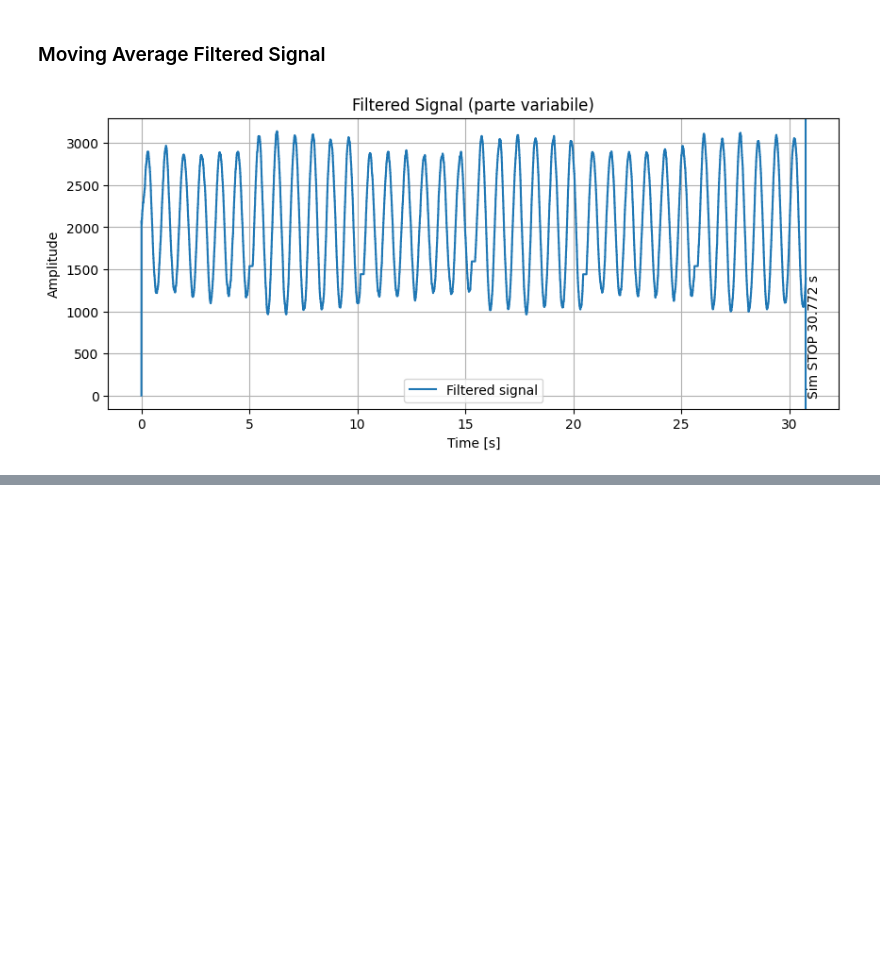
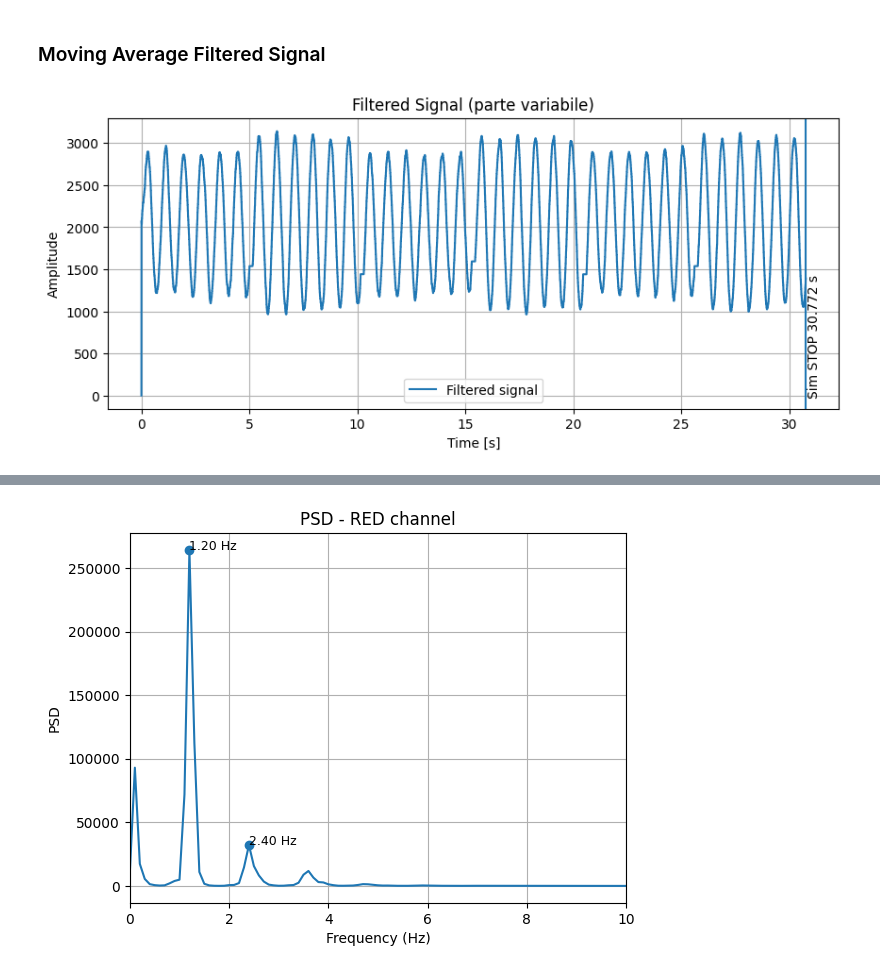
Before and after one commit to Tonyb94/PPG-Signal-Processing, a Jupyter notebook: offline_analysis/notebooks/filter_design.ipynb, the cells around one changed output, grey strips where cells are left out. Drawn from its saved outputs; the diff is of its cells as text; code cells hidden in the pictures; blank space fills up the shorter version.

```diff
--- a/offline_analysis/notebooks/filter_design.ipynb
+++ b/offline_analysis/notebooks/filter_design.ipynb
@@ -140,0 +207,93 @@ plt.show()
+# %%
+fs = 100
+nperseg = 1000      # 10 secondi
+noverlap = 500      # 50% overlap
+
+# Rimozione valor medio
+red_proc = red_ds - mean_red_ds
+ir_proc  = ir_ds  - mean_ir_ds
+
+
+# =====================
+# PSD RED
+# =====================
+f_red, Pxx_red = welch(
+    red_proc,
+    fs=fs,
+    window='hamming',
+    nperseg=nperseg,
+    noverlap=noverlap
+)
+
+# Banda fisiologica HR
+mask_red = (f_red >= 0.5) & (f_red <= 4.0)
+f_red_band = f_red[mask_red]
+Pxx_red_band = Pxx_red[mask_red]
+
+# Peak detection
+peaks_red, props_red = find_peaks(
+    Pxx_red_band,
+    prominence=np.max(Pxx_red_band)*0.1
+)
+
+print("\nRED Peaks:")
+for i in peaks_red:
+    print(f"Frequency: {f_red_band[i]:.3f} Hz  |  PSD: {Pxx_red_band[i]:.3e}")
+
+# Plot RED
+plt.figure()
+plt.plot(f_red, Pxx_red)
+plt.scatter(f_red_band[peaks_red], Pxx_red_band[peaks_red])
+for i in peaks_red:
+    plt.text(f_red_band[i], Pxx_red_band[i],
+             f"{f_red_band[i]:.2f} Hz",
+             fontsize=9)
+
+plt.xlim(0, 10)
+plt.xlabel("Frequency (Hz)")
+plt.ylabel("PSD")
+plt.title("PSD - RED channel")
+plt.grid(True)
+plt.show()
+
+
+# =====================
+# PSD IR
+# =====================
+f_ir, Pxx_ir = welch(
+    ir_proc,
+    fs=fs,
+    window='hamming',
+    nperseg=nperseg,
+    noverlap=noverlap
+)
+
+mask_ir = (f_ir >= 0.5) & (f_ir <= 4.0)
+f_ir_band = f_ir[mask_ir]
+Pxx_ir_band = Pxx_ir[mask_ir]
+
+peaks_ir, props_ir = find_peaks(
+    Pxx_ir_band,
+    prominence=np.max(Pxx_ir_band)*0.1
+)
+
+print("\nIR Peaks:")
+for i in peaks_ir:
+    print(f"Frequency: {f_ir_band[i]:.3f} Hz  |  PSD: {Pxx_ir_band[i]:.3e}")
+
+# Plot IR
+plt.figure()
+plt.plot(f_ir, Pxx_ir)
+plt.scatter(f_ir_band[peaks_ir], Pxx_ir_band[peaks_ir])
+for i in peaks_ir:
+    plt.text(f_ir_band[i], Pxx_ir_band[i],
+             f"{f_ir_band[i]:.2f} Hz",
+             fontsize=9)
+
+plt.xlim(0, 10)
+plt.xlabel("Frequency (Hz)")
+plt.ylabel("PSD")
+plt.title("PSD - IR channel")
+plt.grid(True)
+plt.show()
+# %% [output]
@@ -140,0 +303 @@ plt.show()
+[figure, added]
```
Also changed, not shown: parts of 5 cells of this notebook, 2 other files.
